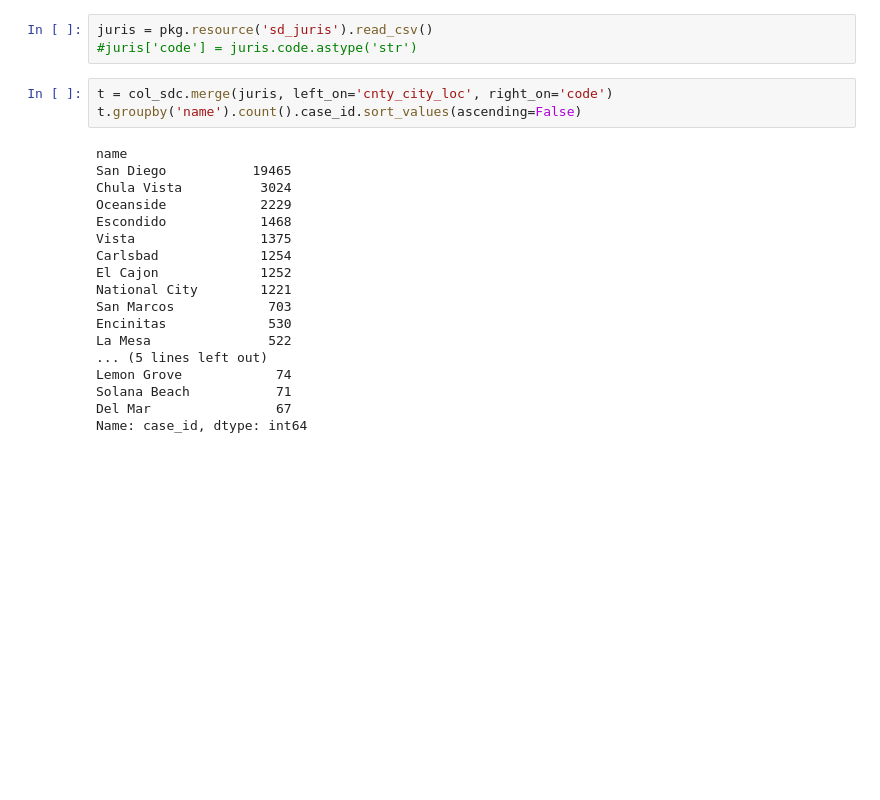
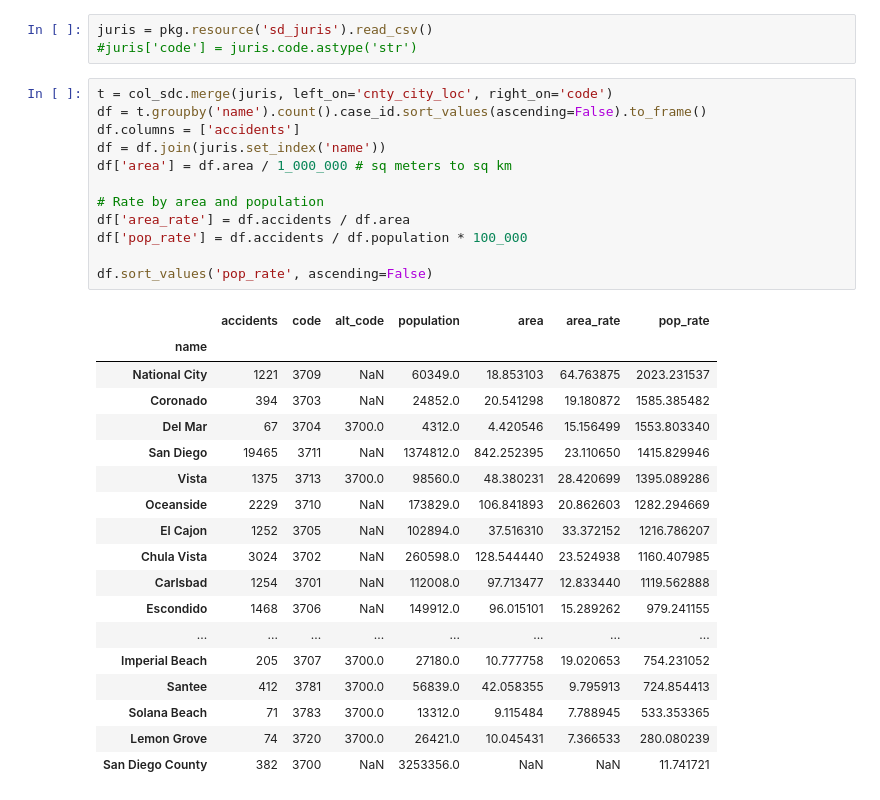
Before and after one commit to SDRDLAnalysts/data-projects, a Jupyter notebook: iswitrs.chp.ca.gov-collisions-2014_2016/notebooks/Accidents By Community.ipynb, the cells around one changed output. Cells and saved outputs as stored; diff of their text form; blank space fills up the shorter version.

```diff
--- a/iswitrs.chp.ca.gov-collisions-2014_2016/notebooks/Accidents By Community.ipynb
+++ b/iswitrs.chp.ca.gov-collisions-2014_2016/notebooks/Accidents By Community.ipynb
@@ -183,24 +185,34 @@ file:///Users/eric/proj/virt-proj/data-project/sdrdl-data-projects/iswitrs.chp.c
 # %%
 juris = pkg.resource('sd_juris').read_csv()
 #juris['code'] = juris.code.astype('str')
-# %%
-t = col_sdc.merge(juris, left_on='cnty_city_loc', right_on='code')
-t.groupby('name').count().case_id.sort_values(ascending=False)
-# %% [output]
-name
-San Diego           19465
-Chula Vista          3024
-Oceanside            2229
-Escondido            1468
-Vista                1375
-Carlsbad             1254
-El Cajon             1252
-National City        1221
-San Marcos            703
-Encinitas             530
-La Mesa               522
-... (5 lines left out)
-Lemon Grove            74
-Solana Beach           71
-Del Mar                67
-Name: case_id, dtype: int64
+# %%
+t = col_sdc.merge(juris, left_on='cnty_city_loc', right_on='code')
+df = t.groupby('name').count().case_id.sort_values(ascending=False).to_frame()
+df.columns = ['accidents']
+df = df.join(juris.set_index('name'))
+df['area'] = df.area / 1_000_000 # sq meters to sq km
+
+# Rate by area and population
+df['area_rate'] = df.accidents / df.area
+df['pop_rate'] = df.accidents / df.population * 100_000
+
+df.sort_values('pop_rate', ascending=False)
+# %% [output]
+|  | accidents | code | alt_code | population | area | area_rate | pop_rate |
+| name |  |  |  |  |  |  |  |
+| National City | 1221 | 3709 | NaN | 60349.0 | 18.853103 | 64.763875 | 2023.231537 |
+| Coronado | 394 | 3703 | NaN | 24852.0 | 20.541298 | 19.180872 | 1585.385482 |
+| Del Mar | 67 | 3704 | 3700.0 | 4312.0 | 4.420546 | 15.156499 | 1553.803340 |
+| San Diego | 19465 | 3711 | NaN | 1374812.0 | 842.252395 | 23.110650 | 1415.829946 |
+| Vista | 1375 | 3713 | 3700.0 | 98560.0 | 48.380231 | 28.420699 | 1395.089286 |
+| Oceanside | 2229 | 3710 | NaN | 173829.0 | 106.841893 | 20.862603 | 1282.294669 |
+| El Cajon | 1252 | 3705 | NaN | 102894.0 | 37.516310 | 33.372152 | 1216.786207 |
+| Chula Vista | 3024 | 3702 | NaN | 260598.0 | 128.544440 | 23.524938 | 1160.407985 |
+| Carlsbad | 1254 | 3701 | NaN | 112008.0 | 97.713477 | 12.833440 | 1119.562888 |
+| Escondido | 1468 | 3706 | NaN | 149912.0 | 96.015101 | 15.289262 | 979.241155 |
+| ... | ... | ... | ... | ... | ... | ... | ... |
+| Imperial Beach | 205 | 3707 | 3700.0 | 27180.0 | 10.777758 | 19.020653 | 754.231052 |
+| Santee | 412 | 3781 | 3700.0 | 56839.0 | 42.058355 | 9.795913 | 724.854413 |
+| Solana Beach | 71 | 3783 | 3700.0 | 13312.0 | 9.115484 | 7.788945 | 533.353365 |
+| Lemon Grove | 74 | 3720 | 3700.0 | 26421.0 | 10.045431 | 7.366533 | 280.080239 |
+| San Diego County | 382 | 3700 | NaN | 3253356.0 | NaN | NaN | 11.741721 |
```
Also changed, not shown: parts of 2 cells of this notebook, 4 other files.
